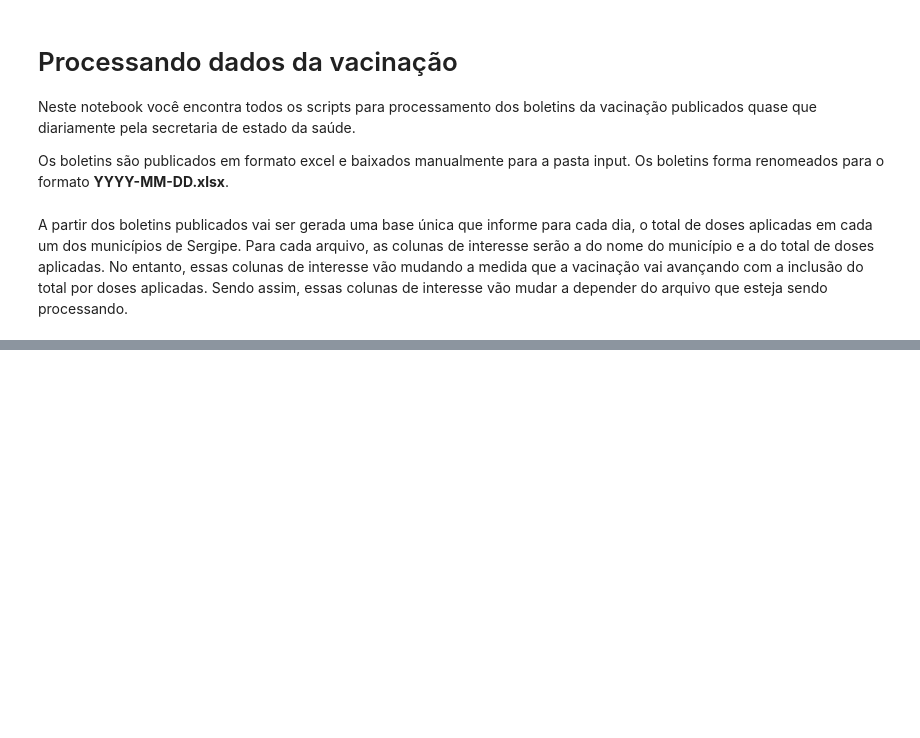
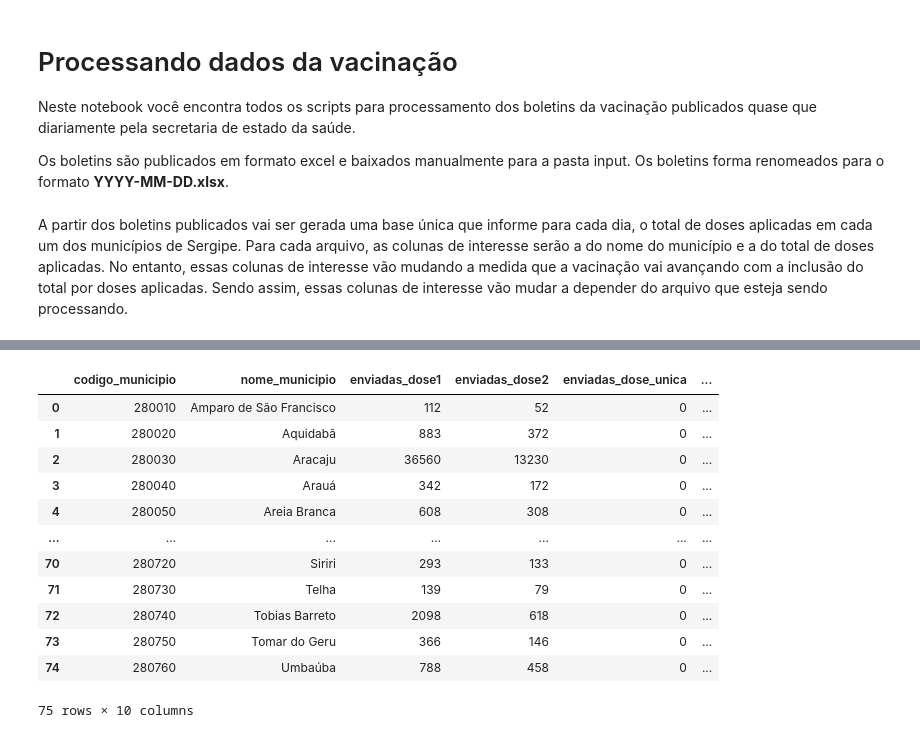
Before and after one commit to dadosabertossergipe/covid19, a Jupyter notebook: code/ProcessaVacinacao.ipynb, the cells around one changed output, grey strips where cells are left out. Saved outputs shown, nothing was run; the diff lists cells and outputs as text; code cells hidden in the pictures; blank space fills up the shorter version.

```diff
--- a/code/ProcessaVacinacao.ipynb
+++ b/code/ProcessaVacinacao.ipynb
@@ -62,19 +97,23 @@ def process_type2(file, output):
 def process_type3(file, output):
 
     file_name = file.split("/")[-1].split(".")[0]
-    order_columns = ['codigo_municipio','nome_municipio','total_dose1','total_dose2','total_dose_unica','total_dose_reforco']
+    order_columns = ['codigo_municipio','nome_municipio','enviadas_dose1', 'enviadas_dose2', 'enviadas_dose_unica', 'enviadas_dose_reforco','aplicadas_dose1','aplicadas_dose2','aplicadas_dose_unica','aplicadas_dose_reforco']
 
     data_ = pd.read_excel(file, skiprows=3,header=None)
-    data_ = data_.iloc[:, [0,7,8]]
-    data_ = data_.rename(columns={data_.columns[0]: 'nome_municipio', data_.columns[1]: 'total_dose1', data_.columns[2]: 'total_dose2'})
+    data_ = data_.iloc[:, [0,5,6,7,8]]
+    data_ = data_.rename(columns={data_.columns[0]: 'nome_municipio', data_.columns[1]: 'enviadas_dose1', data_.columns[2]: 'enviadas_dose2', data_.columns[3]: 'aplicadas_dose1', data_.columns[4]: 'aplicadas_dose2'})
     data_ = data_.fillna(0)
     data_['codigo_municipio'] = data_['nome_municipio'].str[0:6]
     data_['nome_municipio'] = data_['nome_municipio'].str[7:]
     data_['nome_municipio'] = data_['nome_municipio'].str.strip()
-    data_['total_dose1'] = data_['total_dose1'].astype(int)
-    data_['total_dose2'] = data_['total_dose2'].astype(int)
-    data_['total_dose_unica'] = 0
-    data_['total_dose_reforco'] = 0
+    data_['enviadas_dose1'] = data_['enviadas_dose1'].astype(int)
+    data_['enviadas_dose2'] = data_['enviadas_dose2'].astype(int)
+    data_['aplicadas_dose1'] = data_['aplicadas_dose1'].astype(int)
+    data_['aplicadas_dose2'] = data_['aplicadas_dose2'].astype(int)
+    data_['enviadas_dose_unica'] = 0
+    data_['enviadas_dose_reforco'] = 0
+    data_['aplicadas_dose_unica'] = 0
+    data_['aplicadas_dose_reforco'] = 0
 
 
     data_ = data_.iloc[0:75, :]
@@ -85,3 +124,19 @@ def process_type3(file, output):
     #data_.to_csv(output + "/" + file_name + ".csv", index=False)
 
     return data_
+# %%
+process_type3("../input/boletins_vacinacao/2021-03-11.xlsx", "../tmp/boletins_temporarios")
+# %% [output]
+|  | codigo_municipio | nome_municipio | enviadas_dose1 | enviadas_dose2 | enviadas_dose_unica | ... |
+| 0 | 280010 | Amparo de São Francisco | 112 | 52 | 0 | ... |
+| 1 | 280020 | Aquidabã | 883 | 372 | 0 | ... |
+| 2 | 280030 | Aracaju | 36560 | 13230 | 0 | ... |
+| 3 | 280040 | Arauá | 342 | 172 | 0 | ... |
+| 4 | 280050 | Areia Branca | 608 | 308 | 0 | ... |
+| ... | ... | ... | ... | ... | ... | ... |
+| 70 | 280720 | Siriri | 293 | 133 | 0 | ... |
+| 71 | 280730 | Telha | 139 | 79 | 0 | ... |
+| 72 | 280740 | Tobias Barreto | 2098 | 618 | 0 | ... |
+| 73 | 280750 | Tomar do Geru | 366 | 146 | 0 | ... |
+| 74 | 280760 | Umbaúba | 788 | 458 | 0 | ... |
+75 rows × 10 columns
```
Also changed, not shown: parts of 11 cells of this notebook, 27 other files.
